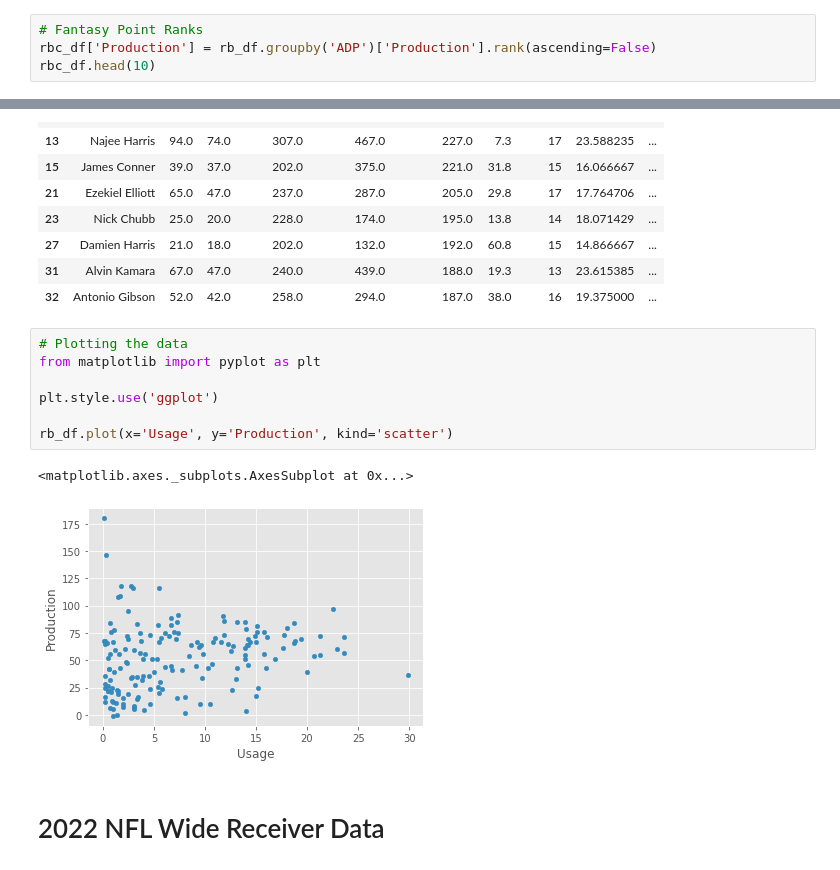
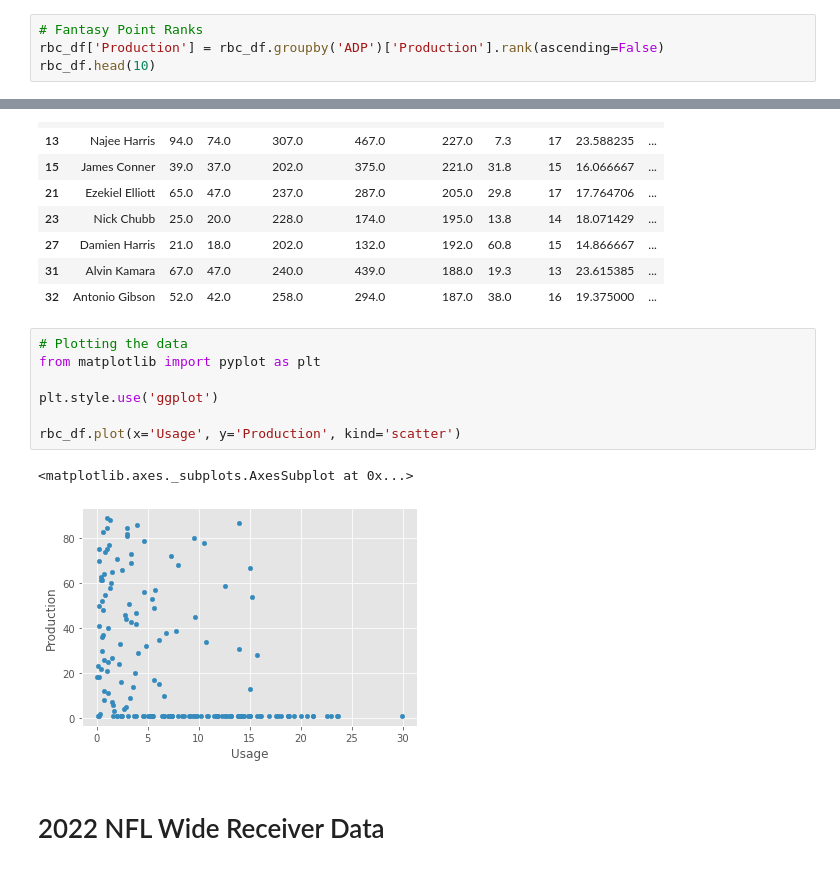
Before and after one commit to LAFF1/NFL-Sandbox, a Jupyter notebook: Ronnie/NFL Data Cleaned.ipynb, the cells around one changed output, grey strips where cells are left out. Drawn from its saved outputs; the diff is of its cells as text.

```diff
--- a/Ronnie/NFL Data Cleaned.ipynb
+++ b/Ronnie/NFL Data Cleaned.ipynb
@@ -147,7 +147,7 @@ rbc_df.head(10)
 | 32 | Antonio Gibson | 52.0 | 42.0 | 258.0 | 294.0 | 187.0 | 38.0 | 16 | 19.375000 | ... |
 # %%
 # Fantasy Point Ranks
-rbc_df['Production'] = rb_df.groupby('ADP')['Production'].rank(ascending=False)
+rbc_df['Production'] = rbc_df.groupby('ADP')['Production'].rank(ascending=False)
 rbc_df.head(10)
 # %% [output]
 |  | Player | Tgt | Rec | RushingAtt | ReceivingYds | FantasyPoints | ADP | Games | Usage | ... |
@@ -164,13 +164,13 @@ rbc_df.head(10)
 # %%
 # Plotting the data
 from matplotlib import pyplot as plt
 
 plt.style.use('ggplot')
 
-rb_df.plot(x='Usage', y='Production', kind='scatter')
+rbc_df.plot(x='Usage', y='Production', kind='scatter')
 # %% [output]
 <matplotlib.axes._subplots.AxesSubplot at 0x...>
-[figure, old version]
+[figure, new version]
 # %% [markdown]
 # 2022 NFL Wide Receiver Data
 # %%
```
Also changed, not shown: parts of 9 cells of this notebook, 1 other file.
